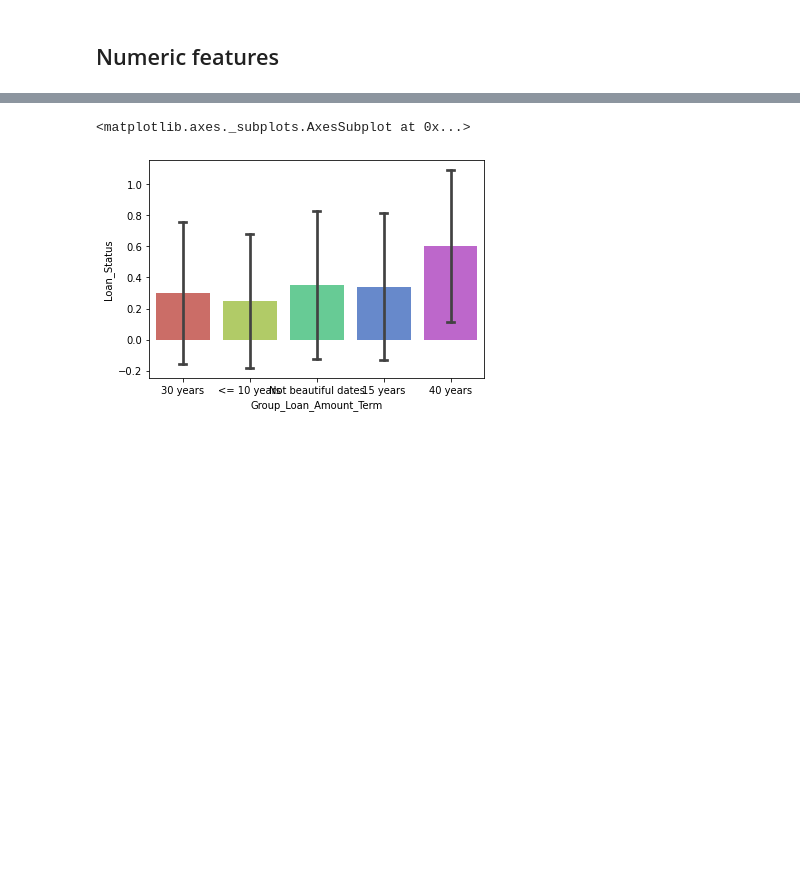
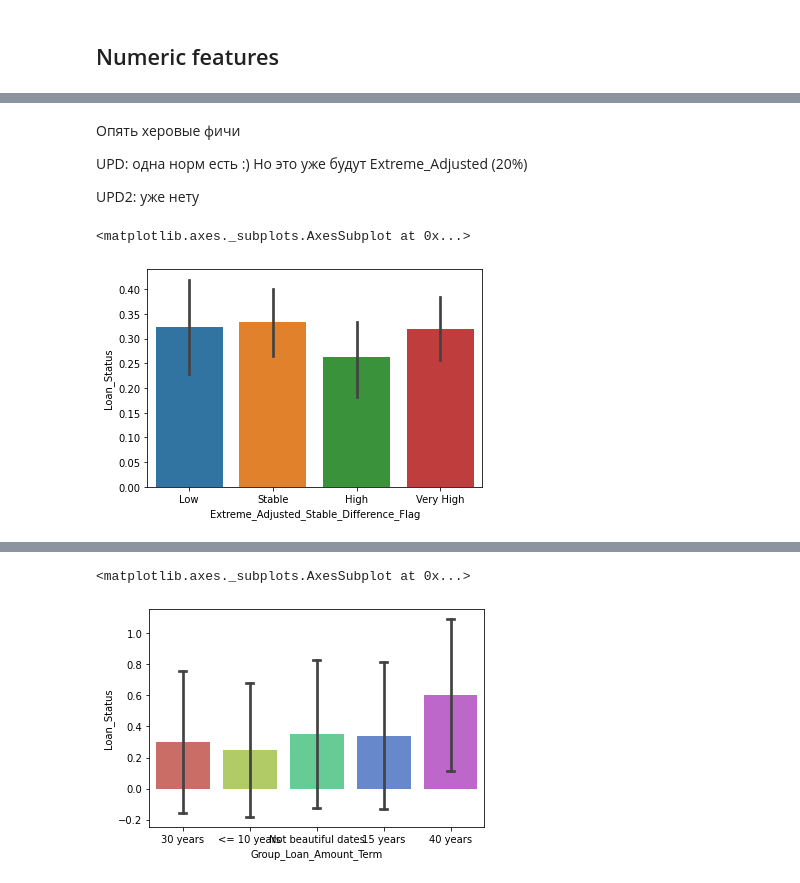
Before and after one commit to vita1pa/Loan-Prediction-Hackathon, a Jupyter notebook: Loan Prediction EDA - AV.ipynb, the cells around one changed output, grey strips where cells are left out. Saved outputs shown, nothing was run; the diff lists cells and outputs as text; code cells hidden in the pictures; blank space fills up the shorter version.

```diff
--- a/Loan Prediction EDA - AV.ipynb
+++ b/Loan Prediction EDA - AV.ipynb
@@ -196,0 +273,20 @@ temp['Group_Loan_Amount_Term'] = temp['Group_Loan_Amount_Term'].replace([480.0],
+# %% [markdown]
+Опять херовые фичи
+
+UPD: одна норм есть :) Но это уже будут Extreme_Adjusted (20%)
+
+UPD2: уже нету
+# %%
+train_num_tr['Extreme_Adjusted_Stable_Difference'] = train_num_tr['Adjusted_Disposable_Income'] - 4 * train_num_tr['Monthly_Loan_Amount']
+
+train_num_tr.describe()
+
+bins = [-100000, -900, 1000, 2000, 100000]
+labels = ['Low', 'Stable', 'High', 'Very High']
+
+train_num_tr['Extreme_Adjusted_Stable_Difference_Flag'] = pd.cut(train_num_tr['Extreme_Adjusted_Stable_Difference'], labels=labels, bins=bins)
+# %%
+sns.barplot(x='Extreme_Adjusted_Stable_Difference_Flag', y='Loan_Status', data=train_num_tr)
+# %% [output]
+<matplotlib.axes._subplots.AxesSubplot at 0x...>
+[figure, added]
```
Also changed, not shown: parts of 42 cells of this notebook.
